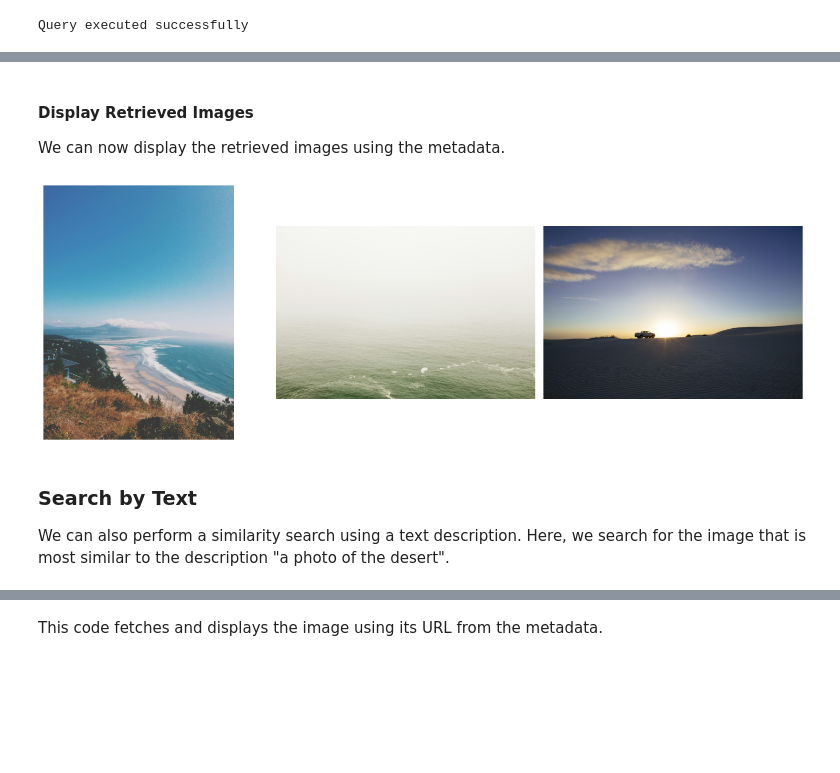
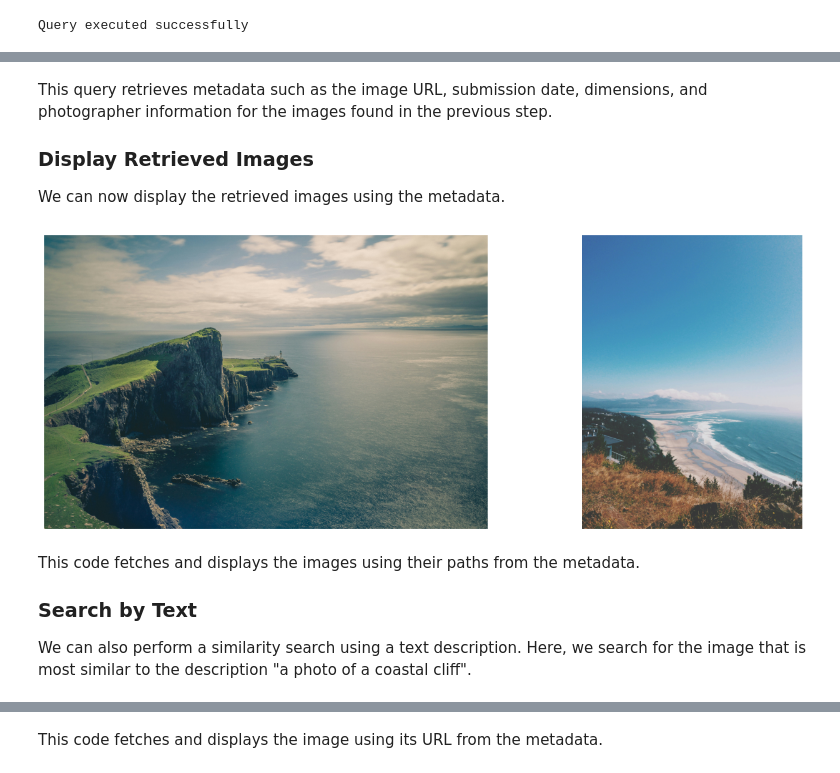
Before and after one commit to smartmind-team/mintlify-docs, a Jupyter notebook: examples/Image_Retrieval.ipynb, the cells around one changed output, grey strips where cells are left out. Drawn from its saved outputs; the diff is of its cells as text; code cells hidden in the pictures; blank space fills up the shorter version.

Commit message:
Revert "fix: Image Retrieval Tutorial to use URL for images   (#8)" (#9)
This reverts commit ab84570f2895f8b736c407b424c923aca248e2d0.

```diff
--- a/examples/Image_Retrieval.ipynb
+++ b/examples/Image_Retrieval.ipynb
@@ -345,3 +329,5 @@ df
 # %% [markdown]
-#### Display Retrieved Images
+This query retrieves metadata such as the image URL, submission date, dimensions, and photographer information for the images found in the previous step.
+
+### Display Retrieved Images
 We can now display the retrieved images using the metadata.
@@ -348,8 +336,32 @@ We can now display the retrieved images using the metadata.
 # %%
+import requests
+from PIL import Image
+from io import BytesIO
+import matplotlib.pyplot as plt
+
+def show_images(df, image_column_name):
+    num_images = len(df)
+    fig, axes = plt.subplots(1, num_images, figsize=(15, 5))
+
+    if num_images == 1:
+        axes = [axes]
+
+    for idx, (image_url, ax) in enumerate(zip(df[image_column_name], axes)):
+        response = requests.get(image_url)
+        response.raise_for_status()
+        image = Image.open(BytesIO(response.content))
+        ax.imshow(image)
+        ax.axis('off')
+
+    plt.tight_layout()
+    plt.show()
+
 show_images(df, 'photo_image_url')
 # %% [output]
-[figure, old version]
+[figure, new version]
 # %% [markdown]
+This code fetches and displays the images using their paths from the metadata.
+
 ### Search by Text
 
-We can also perform a similarity search using a text description. Here, we search for the image that is most similar to the description "a photo of the desert".
+We can also perform a similarity search using a text description. Here, we search for the image that is most similar to the description "a photo of a coastal cliff".
```
Also changed, not shown: parts of 26 cells of this notebook, 15 other files.
